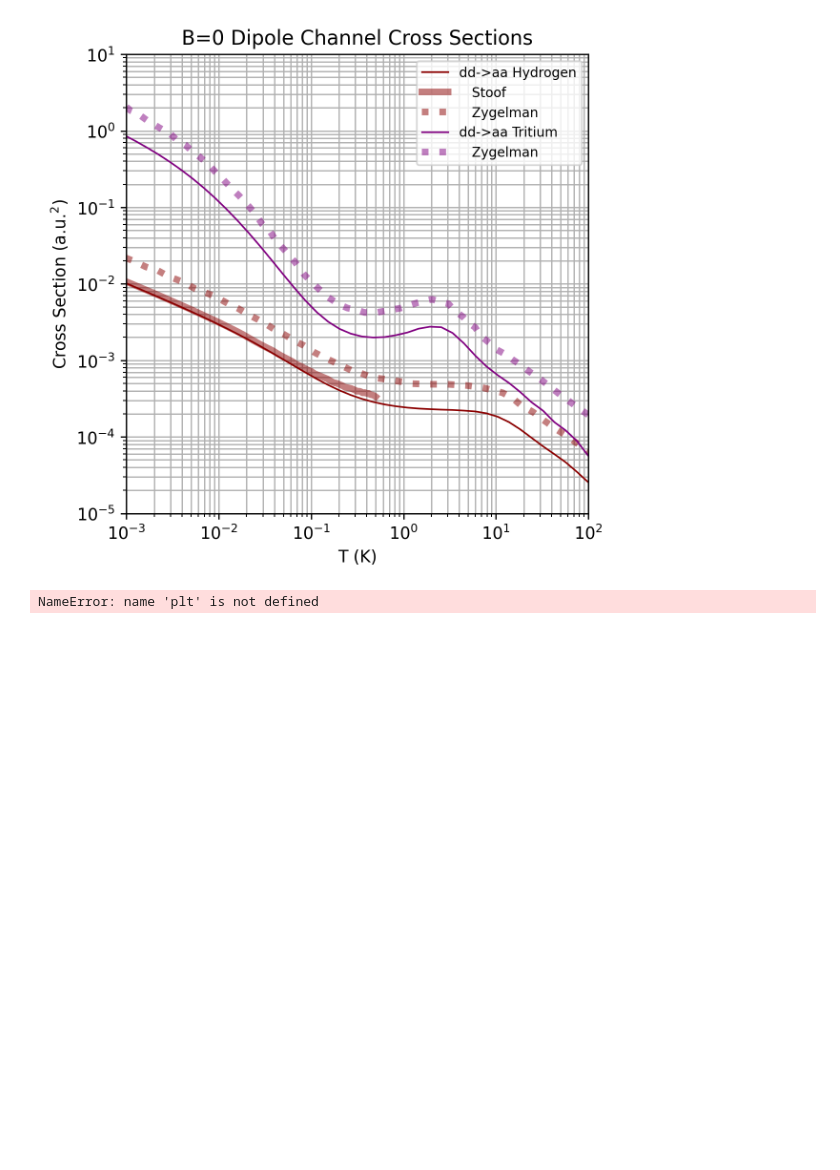
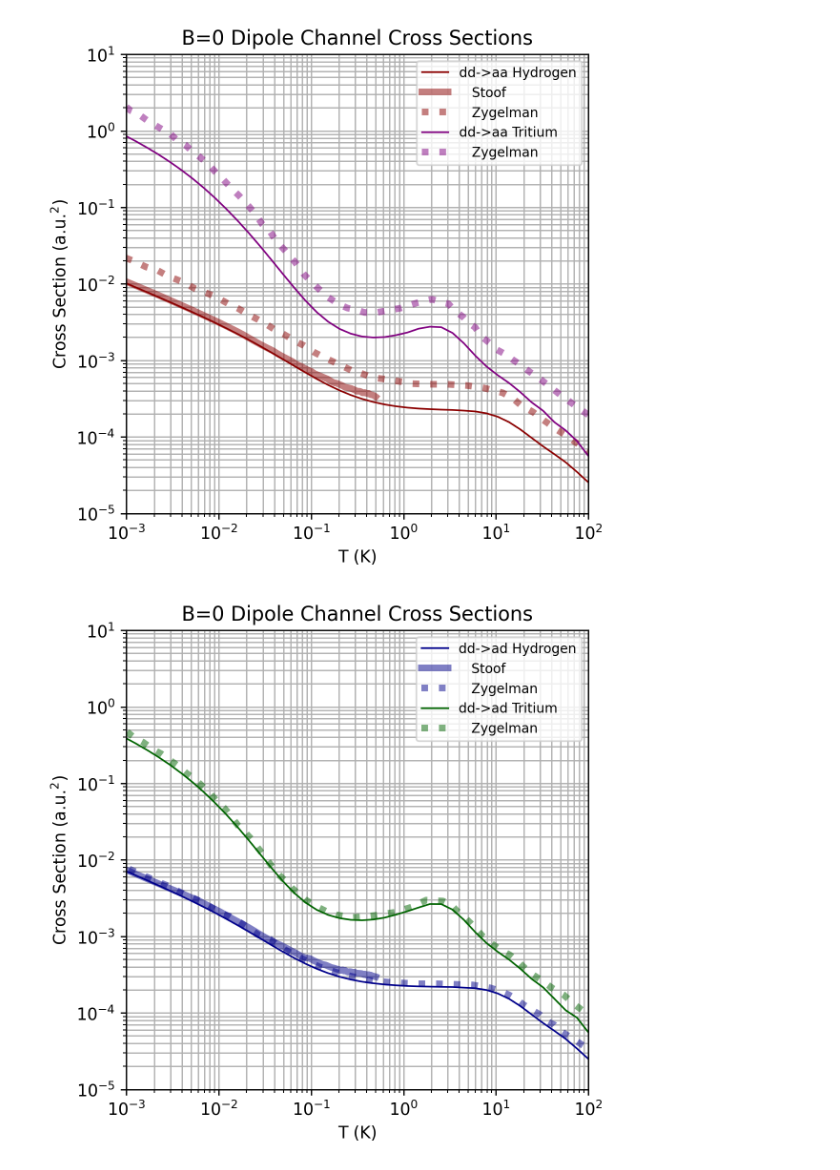
Before and after one commit to UTA-NURES/AtomicHScattering, a Jupyter notebook: examples/Literature_Comparison.ipynb, the cells around one changed output. Cells and saved outputs as stored; diff of their text form; code cells hidden in the pictures; blank space fills up the shorter version.

```diff
--- a/examples/Literature_Comparison.ipynb
+++ b/examples/Literature_Comparison.ipynb
@@ -310,32 +310,32 @@ plt.show()
 # %%
 
 
 plt.figure(figsize=(5,5),dpi=250)
 
 
 plt.plot(T_values, dipolelosses.GetCrossSection(SummedG_ad_H,1,T_values),linewidth=1,color='DarkBlue', label='dd->ad Hydrogen')
 plt.plot(Stoofadx,Stoofady,'-',linewidth=4,color='DarkBlue',                      label='   Stoof',alpha=0.5)
 plt.plot(ZygadKH, ZygadSigH,':',linewidth=4,color='DarkBlue',                     label='   Zygelman' ,alpha=0.5)
 
 
 
-plt.plot(T_values,dipolelosses.GetCrossSection(SummedG_ad_H,3,T_values),linewidth=1,color='DarkGreen',label='dd->ad Tritium')
+plt.plot(T_values,dipolelosses.GetCrossSection(SummedG_ad_T,3,T_values),linewidth=1,color='DarkGreen',label='dd->ad Tritium')
 plt.plot(ZygadKT, ZygadSigT,':',linewidth=4,color='DarkGreen',                    label='   Zygelman',alpha=0.5)
 
 
 plt.semilogy()
 plt.xlabel("T (K)")
 #plt.xlim(0.001, 10)
 plt.ylabel(r'Cross Section (a.u.$^2$)')
 
 #plt.ylim(1e-19, 1e-15)
 plt.title("B=0 Dipole Channel Cross Sections")
 plt.grid(which='both')
 plt.legend(loc='upper right',fontsize=8)
 plt.loglog()
 plt.ylim(1e-5,10)
 plt.xlim(1e-3,100)
 plt.savefig("Plots/LitComparison_dd_to_ad.png",dpi=250,bbox_inches='tight')
 plt.show()
 # %% [output]
-NameError: name 'plt' is not defined
+[figure, added]
```
Also changed, not shown: 5 other files.
